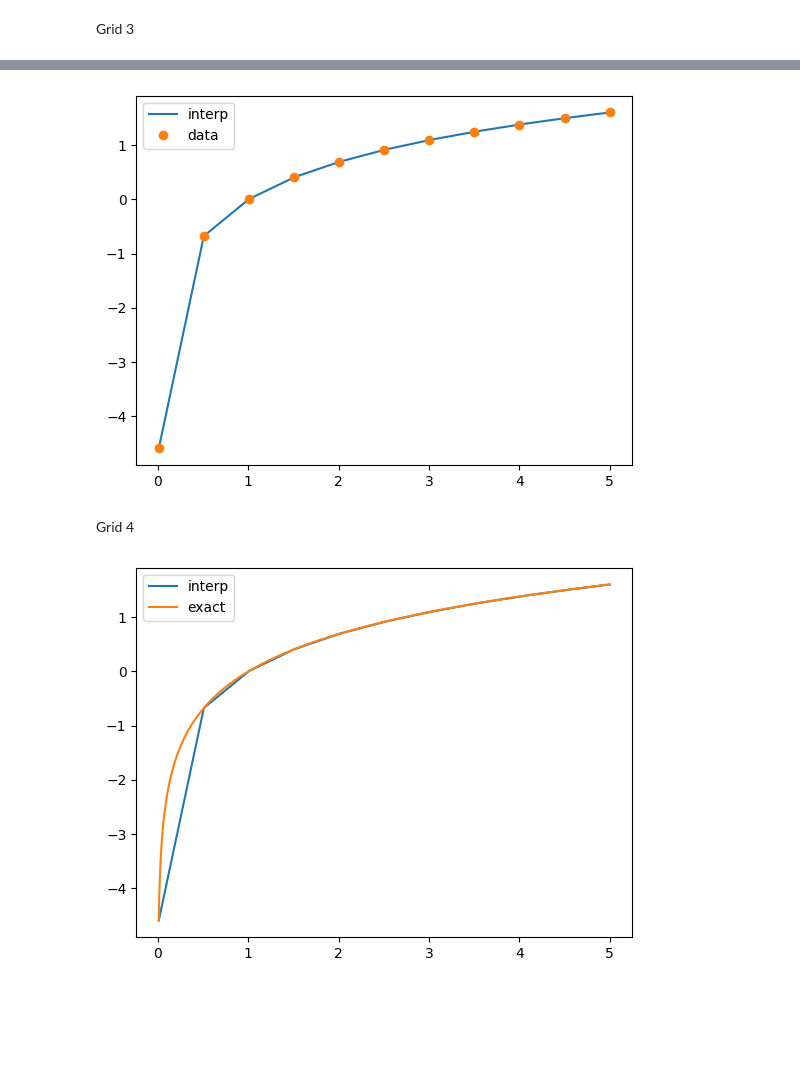
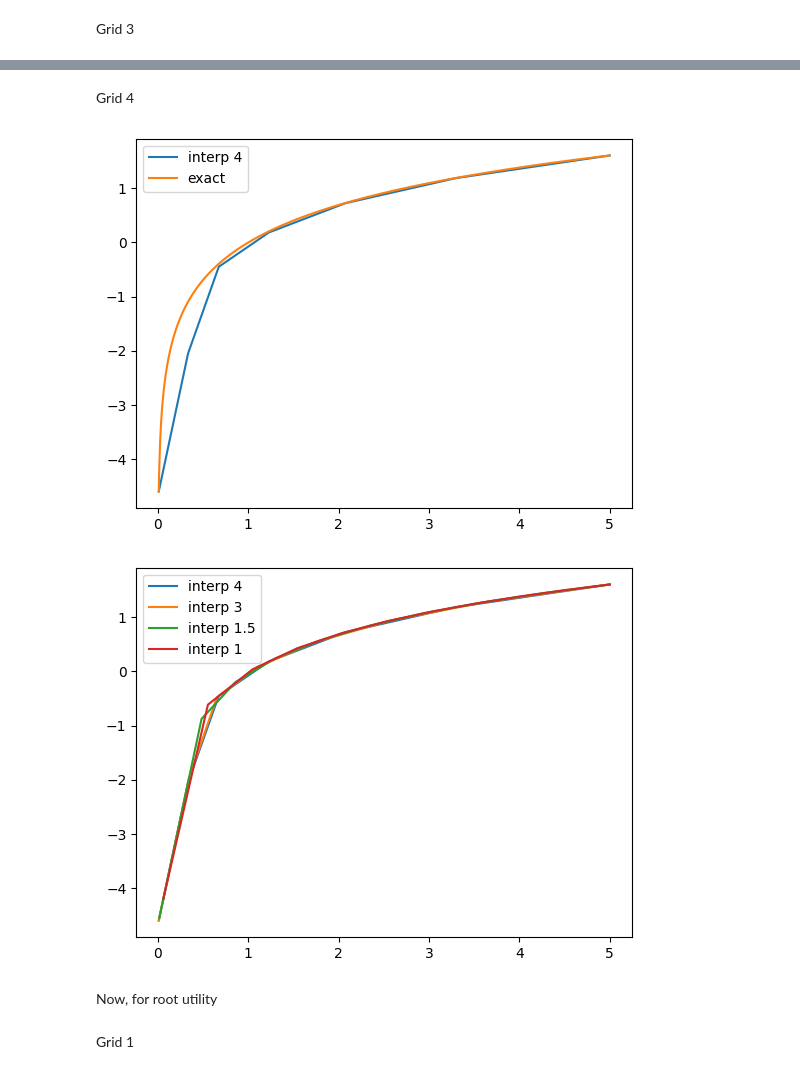
Before and after one commit to sgcbayli024/ECON8185_Homework, a Jupyter notebook: HW2_Bayliss.ipynb, the cells around one changed output, grey strips where cells are left out. Saved outputs shown, nothing was run; the diff lists cells and outputs as text; code cells hidden in the pictures; blank space fills up the shorter version.

```diff
--- a/HW2_Bayliss.ipynb
+++ b/HW2_Bayliss.ipynb
@@ -282,17 +432,22 @@ plt.show()
-# %%
-plt.plot(expanding_grid_3, new_interp_f_3(grid), label = 'interp')
-plt.plot(grid, f(grid),'o' ,label = 'data')
-plt.legend()
-plt.show()
-# %% [output]
-[figure, removed]
 # %% [markdown]
 Grid 4
 # %%
-f(expanding_grid_4)
-plt.plot(expanding_grid_4, new_interp_f_4(grid), label = 'interp')
-plt.plot(expanding_grid_4, f(expanding_grid_4), label = 'exact')
+plt.plot(expanding_grid_4, new_interp_f_4(grid), label = 'interp 4')
+plt.plot(interp_grid, f(interp_grid), label = 'exact')
 plt.legend()
 plt.show()
 # %% [output]
-[figure, old version]
+[figure, new version]
+# %%
+plt.plot(expanding_grid_4, new_interp_f_4(grid), label = 'interp 4')
+plt.plot(expanding_grid_3, new_interp_f_3(grid), label = 'interp 3')
+plt.plot(expanding_grid_2, new_interp_f_2(grid), label = 'interp 1.5')
+plt.plot(expanding_grid_1, new_interp_f(grid), label = 'interp 1')
+plt.legend()
+plt.show()
+# %% [output]
+[figure, added]
+# %% [markdown]
+Now, for root utility
+# %% [markdown]
+Grid 1
```
Also changed, not shown: parts of 74 cells of this notebook.
